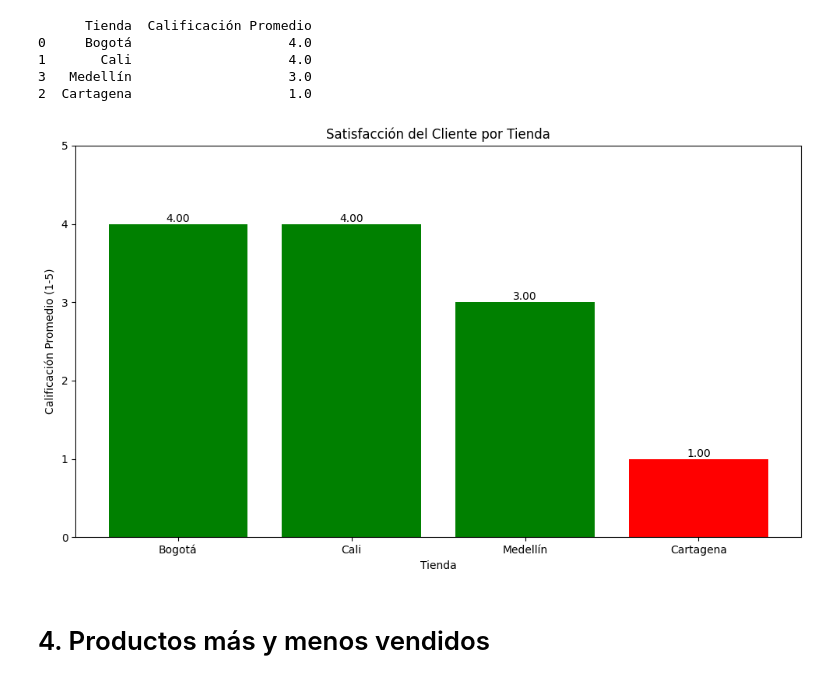
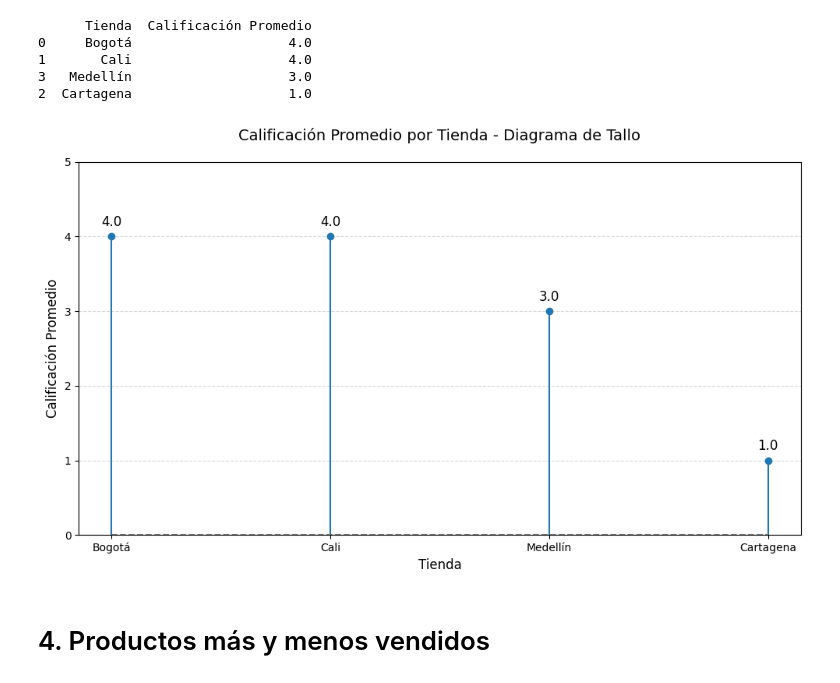
Before and after one commit to Jonhleder/Store_Challenge, a Jupyter notebook: StoreLatam.ipynb, the cells around one changed output. Cells and saved outputs as stored; diff of their text form; code cells hidden in the pictures.

```diff
--- a/StoreLatam.ipynb
+++ b/StoreLatam.ipynb
@@ -103,29 +128,29 @@ print(calificaciones_promedio.round(2))
 1       Cali                    4.0
 3   Medellín                    3.0
 2  Cartagena                    1.0
-# %%
-#Grafico
-plt.figure(figsize=(10, 6))
-bars = plt.bar(calificaciones_promedio['Tienda'], calificaciones_promedio['Calificación Promedio'],
-               color=['green' if x >= 3 else 'orange' if x >= 2 else 'red' for x in calificaciones_promedio['Calificación Promedio']])
-
-# Añadir título y etiquetas
-plt.title('Satisfacción del Cliente por Tienda')
-plt.xlabel('Tienda')
-plt.ylabel('Calificación Promedio (1-5)')
-plt.ylim(0, 5)  # Escala de 1 a 5 estrellas
-
-# Añadir los valores en las barras
-for bar in bars:
-    height = bar.get_height()
-    plt.text(bar.get_x() + bar.get_width()/2., height,
-             f'{height:.2f}',
-             ha='center', va='bottom')
-
-plt.tight_layout()
-plt.show()
-# %% [output]
-[figure, removed]
+# %%
+import matplotlib.pyplot as plt
+import numpy as np
+
+
+plt.figure(figsize=(10, 6))
+markerline, stemlines, baseline = plt.stem(tiendas, calificaciones,
+                                         linefmt='C0-', markerfmt='C0o',
+                                         basefmt='C7--')
+
+plt.title('Calificación Promedio por Tienda - Diagrama de Tallo', fontsize=14, pad=20)
+plt.xlabel('Tienda', fontsize=12)
+plt.ylabel('Calificación Promedio', fontsize=12)
+plt.ylim(0, 5)  # Rango de calificaciones
+plt.grid(axis='y', linestyle='--', alpha=0.5)
+
+for x, y in zip(tiendas, calificaciones):
+    plt.text(x, y+0.1, f'{y:.1f}', ha='center', va='bottom', fontsize=12)
+
+plt.tight_layout()
+plt.show()
+# %% [output]
+[figure, added]
 # %% [markdown]
 # 4. Productos más y menos vendidos
 # %%
```
Also changed, not shown: parts of 11 cells of this notebook.
